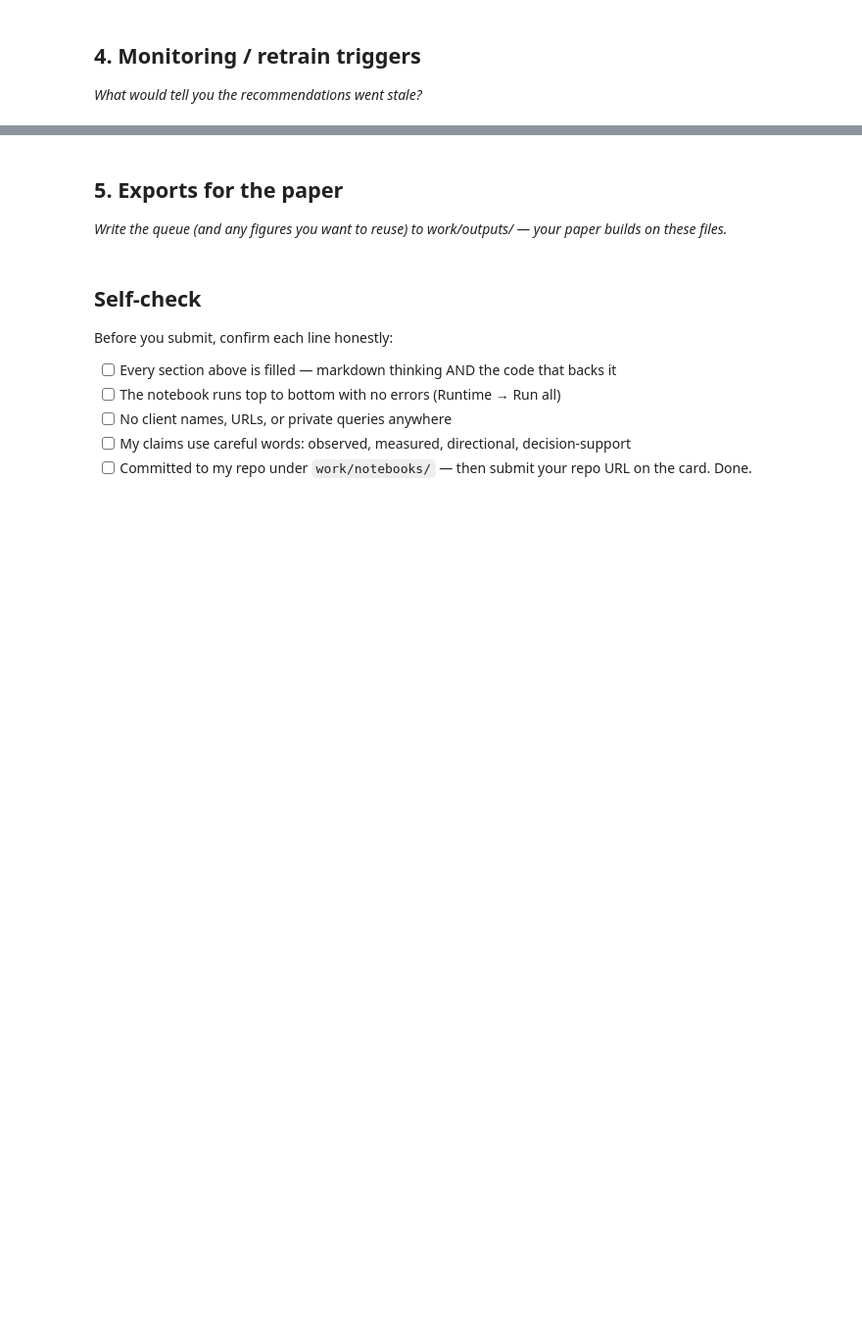
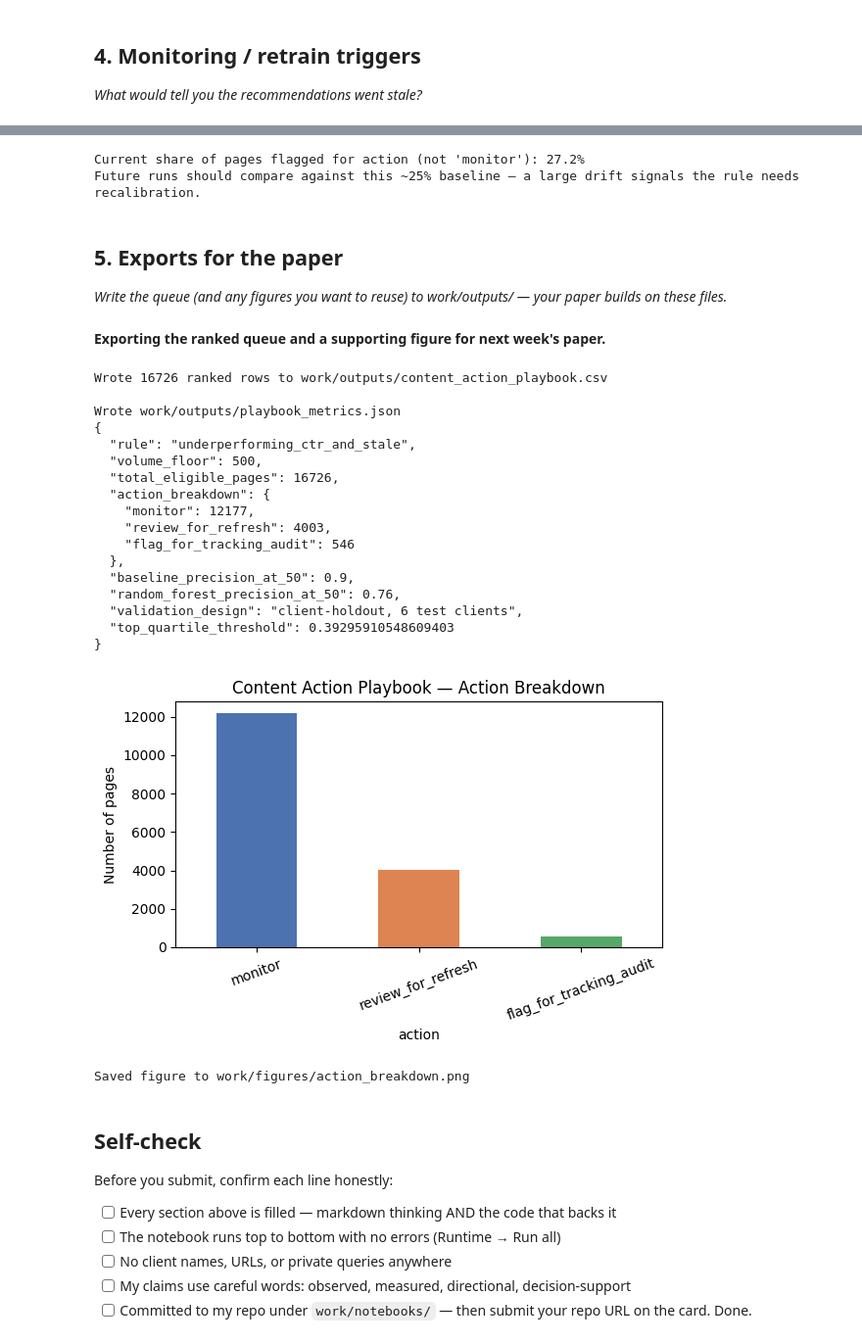
Before and after one commit to MaryumAkram16/flyrank-ml-internship, a Jupyter notebook: work/notebooks/w07_action_playbook.ipynb, the cells around one changed output, grey strips where cells are left out. Shown at 98% size. Saved outputs shown, nothing was run; the diff lists cells and outputs as text; code cells hidden in the pictures; blank space fills up the shorter version.

```diff
--- a/work/notebooks/w07_action_playbook.ipynb
+++ b/work/notebooks/w07_action_playbook.ipynb
@@ -37,3 +141,11 @@ This skeleton is yours to fill. Work the sections **in order** — each one has
+# %%
+# Compute the current top-quartile share as a concrete "trigger 2" baseline to compare future runs against
+current_top_quartile_share = (ranked["action"] != "monitor").mean()
+print(f"Current share of pages flagged for action (not 'monitor'): {current_top_quartile_share:.1%}")
+print("Future runs should compare against this ~25% baseline — a large drift signals the rule needs recalibration.")
+# %% [output]
+Current share of pages flagged for action (not 'monitor'): 27.2%
+Future runs should compare against this ~25% baseline — a large drift signals the rule needs recalibration.
 # %% [markdown]
 ## 5. Exports for the paper
 
@@ -44,3 +153,64 @@ This skeleton is yours to fill. Work the sections **in order** — each one has
+# %% [markdown]
+**Exporting the ranked queue and a supporting figure for next week's paper.**
+# %%
+import matplotlib.pyplot as plt
+import json
+
+os.makedirs("work/outputs", exist_ok=True)
+os.makedirs("work/figures", exist_ok=True)
+
+# --- Export 1: the ranked queue CSV (gitignored by design, regenerated on every run) ---
+output_cols = ["content_id", "client_id", "baseline_action_score", "reason_code", "action",
+               "position_tier", "ctr", "impressions_90d", "days_since_last_update"]
+ranked[output_cols].to_csv("work/outputs/content_action_playbook.csv", index=False)
+print(f"Wrote {len(ranked)} ranked rows to work/outputs/content_action_playbook.csv")
+
+# --- Export 2: metrics JSON (this DOES get committed — it's the receipt for the paper's numbers) ---
+metrics = {
+    "rule": "underperforming_ctr_and_stale",
+    "volume_floor": MIN_IMPRESSIONS,
+    "total_eligible_pages": int(len(eligible)),
+    "action_breakdown": ranked["action"].value_counts().to_dict(),
+    "baseline_precision_at_50": 0.90,
+    "random_forest_precision_at_50": 0.76,
+    "validation_design": "client-holdout, 6 test clients",
+    "top_quartile_threshold": float(threshold),
+}
+with open("work/outputs/playbook_metrics.json", "w") as f:
+    json.dump(metrics, f, indent=2)
+print("\nWrote work/outputs/playbook_metrics.json")
+print(json.dumps(metrics, indent=2))
+
+# --- Export 3: a figure — action breakdown chart, for reuse in the paper ---
+plt.figure(figsize=(6, 4))
+ranked["action"].value_counts().plot(kind="bar", color=["#4C72B0", "#DD8452", "#55A868"])
+plt.title("Content Action Playbook — Action Breakdown")
+plt.ylabel("Number of pages")
+plt.xticks(rotation=20)
+plt.tight_layout()
+plt.savefig("work/figures/action_breakdown.png", dpi=150)
+plt.show()
+print("\nSaved figure to work/figures/action_breakdown.png")
+# %% [output]
+Wrote 16726 ranked rows to work/outputs/content_action_playbook.csv
+
+Wrote work/outputs/playbook_metrics.json
+{
+  "rule": "underperforming_ctr_and_stale",
+  "volume_floor": 500,
+  "total_eligible_pages": 16726,
+  "action_breakdown": {
+    "monitor": 12177,
+    "review_for_refresh": 4003,
+    "flag_for_tracking_audit": 546
+  },
+  "baseline_precision_at_50": 0.9,
+  "random_forest_precision_at_50": 0.76,
+  "validation_design": "client-holdout, 6 test clients",
+  "top_quartile_threshold": 0.39295910548609403
+}
+[figure, added]
+Saved figure to work/figures/action_breakdown.png
 # %% [markdown]
 ## Self-check
 
```
Also changed, not shown: parts of 12 cells of this notebook.
